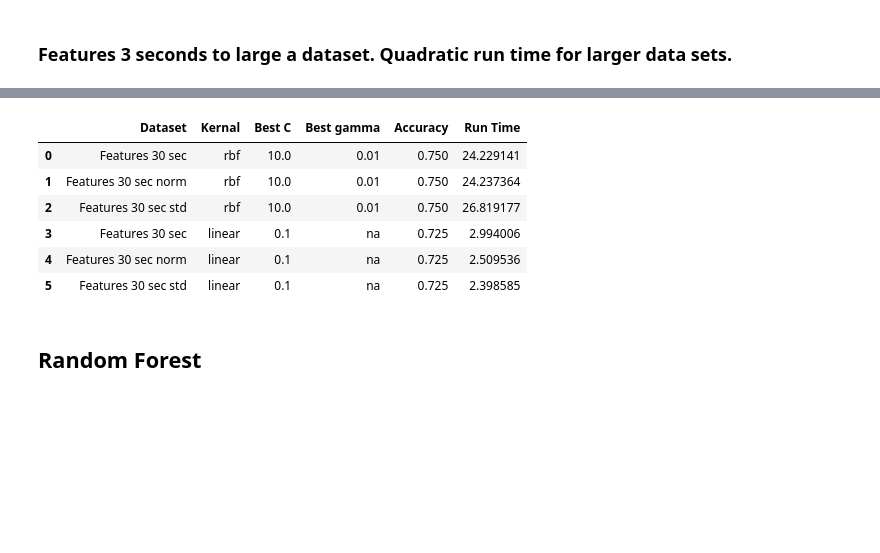
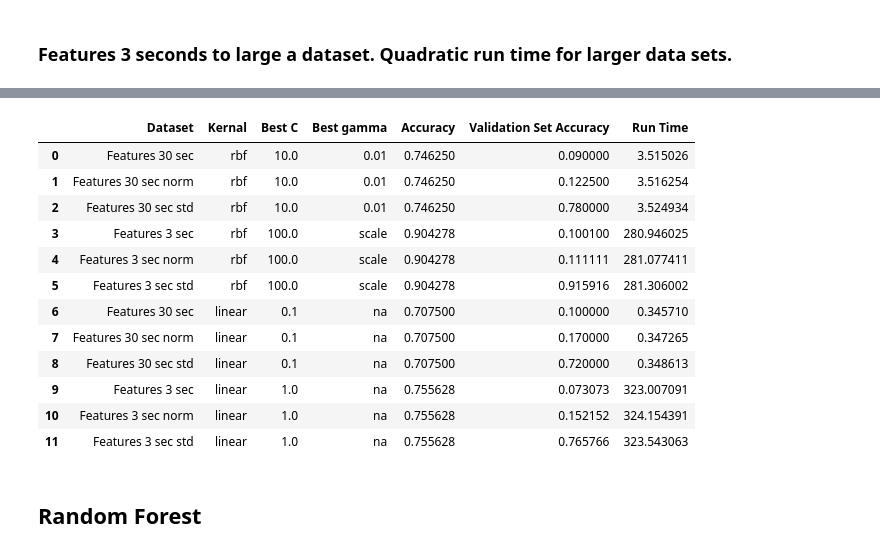
Before and after one commit to ingjacob/CS345_Term_Project, a Jupyter notebook: Jupyter_Notebook/Dataloader.ipynb, the cells around one changed output, grey strips where cells are left out. Cells and saved outputs as stored; diff of their text form; code cells hidden in the pictures; blank space fills up the shorter version.

```diff
--- a/Jupyter_Notebook/Dataloader.ipynb
+++ b/Jupyter_Notebook/Dataloader.ipynb
@@ -263,13 +317,15 @@ Larger C values may increase fitting time but don't necessarily improve accuracy
 from sklearn import svm
 from sklearn.preprocessing import StandardScaler
 
-def testSVM(features, labels, paramgrid):
+def testSVM(features, labels, paramgrid, valFeatures, valLabels):
     X_standard_scaler = StandardScaler().fit(features)
     features = X_standard_scaler.transform(features)
     model = svm.SVC()
     best_estimator, accuracy, run_time = girdSearchClassifier(model, features, labels, paramgrid)
+    y_pred = best_estimator.predict(valFeatures)
+    val_accuracy = np.mean(y_pred == valLabels)
 
-    return best_estimator.get_params()['C'], best_estimator.get_params()['gamma'], accuracy, run_time
+    return best_estimator.get_params()['C'], best_estimator.get_params()['gamma'], accuracy, val_accuracy, run_time
 # %% [markdown]
 ### Features 3 seconds to large a dataset. Quadratic run time for larger data sets.
 # %%
@@ -358,48 +444,92 @@ run csv 30sec std linear
 # %%
 pd.DataFrame({
-    "Dataset": ["Features 30 sec", "Features 30 sec norm", "Features 30 sec std", "Features 30 sec", "Features 30 sec norm", "Features 30 sec std"],
-    "Kernal": ["rbf", "rbf", "rbf", "linear", "linear", "linear"],
+    "Dataset": ["Features 30 sec", "Features 30 sec norm", "Features 30 sec std", "Features 3 sec", "Features 3 sec norm", "Features 3 sec std", "Features 30 sec", "Features 30 sec norm", "Features 30 sec std", "Features 3 sec", "Features 3 sec norm", "Features 3 sec std",],
+    "Kernal": ["rbf", "rbf", "rbf", "rbf", "rbf", "rbf", "linear", "linear", "linear", "linear", "linear", "linear"],
     "Best C": [
         rbf_svm_csv30sec_best_estimator_c,
         rbf_svm_csv30sec_norm_best_estimator_c,
         rbf_svm_csv30sec_std_best_estimator_c,
+        rbf_svm_csv3sec_best_estimator_c,
+        rbf_svm_csv3sec_norm_best_estimator_c,
+        rbf_svm_csv3sec_std_best_estimator_c,
         svm_csv30sec_best_estimator_c,
         svm_csv30sec_norm_best_estimator_c,
-        svm_csv30sec_std_best_estimator_c
+        svm_csv30sec_std_best_estimator_c,
+        svm_csv3sec_best_estimator_c,
+        svm_csv3sec_norm_best_estimator_c,
+        svm_csv3sec_std_best_estimator_c
     ],
     "Best gamma": [
         rbf_svm_csv30sec_best_estimator_gamma,
         rbf_svm_csv30sec_norm_best_estimator_gamma,
         rbf_svm_csv30sec_std_best_estimator_gamma,
+        rbf_svm_csv3sec_best_estimator_gamma,
+        rbf_svm_csv3sec_norm_best_estimator_gamma,
+        rbf_svm_csv3sec_std_best_estimator_gamma,
         'na',  #svm_csv30sec_best_estimator_gamma ,
         'na',  #svm_csv30sec_norm_best_estimator_gamma = 'na',
-        'na'   #svm_csv30sec_std_best_estimator_gamma = 'na'
+        'na',   #svm_csv30sec_std_best_estimator_gamma = 'na'
+        'na',
+        'na',
+        'na'
     ],
     "Accuracy": [
         rbf_svm_csv30sec_accuracy,
         rbf_svm_csv30sec_norm_accuracy,
         rbf_svm_csv30sec_std_accuracy,
+        rbf_svm_csv3sec_accuracy,
+        rbf_svm_csv3sec_norm_accuracy,
+        rbf_svm_csv3sec_std_accuracy,
         svm_csv30sec_accuracy,
         svm_csv30sec_norm_accuracy,
-        svm_csv30sec_std_accuracy
+        svm_csv30sec_std_accuracy,
+        svm_csv3sec_accuracy,
+        svm_csv3sec_norm_accuracy,
+        svm_csv3sec_std_accuracy
+    ],
+    "Validation Set Accuracy": [
+        rbf_svm_csv30sec_val_accuracy,
+        rbf_svm_csv30sec_norm_val_accuracy,
+        rbf_svm_csv30sec_std_val_accuracy,
+        rbf_svm_csv3sec_val_accuracy,
+        rbf_svm_csv3sec_norm_val_accuracy,
+        rbf_svm_csv3sec_std_val_accuracy,
+        svm_csv30sec_val_accuracy,
+        svm_csv30sec_norm_val_accuracy,
+        svm_csv30sec_std_val_accuracy,
+        svm_csv3sec_val_accuracy,
+        svm_csv3sec_norm_val_accuracy,
+        svm_csv3sec_std_val_accuracy
     ],
     "Run Time": [
         rbf_svm_csv30sec_time,
         rbf_svm_csv30sec_norm_time,
         rbf_svm_csv30sec_std_time,
+        rbf_svm_csv3sec_time,
+        rbf_svm_csv3sec_norm_time,
+        rbf_svm_csv3sec_std_time,
         svm_csv30sec_time,
         svm_csv30sec_norm_time,
-        svm_csv30sec_std_time
+        svm_csv30sec_std_time,
+        svm_csv3sec_time,
+        svm_csv3sec_norm_time,
+        svm_csv3sec_std_time
     ]
 })
 # %% [output]
-|  | Dataset | Kernal | Best C | Best gamma | Accuracy | Run Time |
-| 0 | Features 30 sec | rbf | 10.0 | 0.01 | 0.750 | 24.229141 |
-| 1 | Features 30 sec norm | rbf | 10.0 | 0.01 | 0.750 | 24.237364 |
-| 2 | Features 30 sec std | rbf | 10.0 | 0.01 | 0.750 | 26.819177 |
-| 3 | Features 30 sec | linear | 0.1 | na | 0.725 | 2.994006 |
-| 4 | Features 30 sec norm | linear | 0.1 | na | 0.725 | 2.509536 |
-| 5 | Features 30 sec std | linear | 0.1 | na | 0.725 | 2.398585 |
+|  | Dataset | Kernal | Best C | Best gamma | Accuracy | Validation Set Accuracy | Run Time |
+| 0 | Features 30 sec | rbf | 10.0 | 0.01 | 0.746250 | 0.090000 | 3.515026 |
+| 1 | Features 30 sec norm | rbf | 10.0 | 0.01 | 0.746250 | 0.122500 | 3.516254 |
+| 2 | Features 30 sec std | rbf | 10.0 | 0.01 | 0.746250 | 0.780000 | 3.524934 |
+| 3 | Features 3 sec | rbf | 100.0 | scale | 0.904278 | 0.100100 | 280.946025 |
+| 4 | Features 3 sec norm | rbf | 100.0 | scale | 0.904278 | 0.111111 | 281.077411 |
+| 5 | Features 3 sec std | rbf | 100.0 | scale | 0.904278 | 0.915916 | 281.306002 |
+| 6 | Features 30 sec | linear | 0.1 | na | 0.707500 | 0.100000 | 0.345710 |
+| 7 | Features 30 sec norm | linear | 0.1 | na | 0.707500 | 0.170000 | 0.347265 |
+| 8 | Features 30 sec std | linear | 0.1 | na | 0.707500 | 0.720000 | 0.348613 |
+| 9 | Features 3 sec | linear | 1.0 | na | 0.755628 | 0.073073 | 323.007091 |
+| 10 | Features 3 sec norm | linear | 1.0 | na | 0.755628 | 0.152152 | 324.154391 |
+| 11 | Features 3 sec std | linear | 1.0 | na | 0.755628 | 0.765766 | 323.543063 |
 # %% [markdown]
 ## Random Forest
 # %%
```
Also changed, not shown: parts of 20 cells of this notebook.
